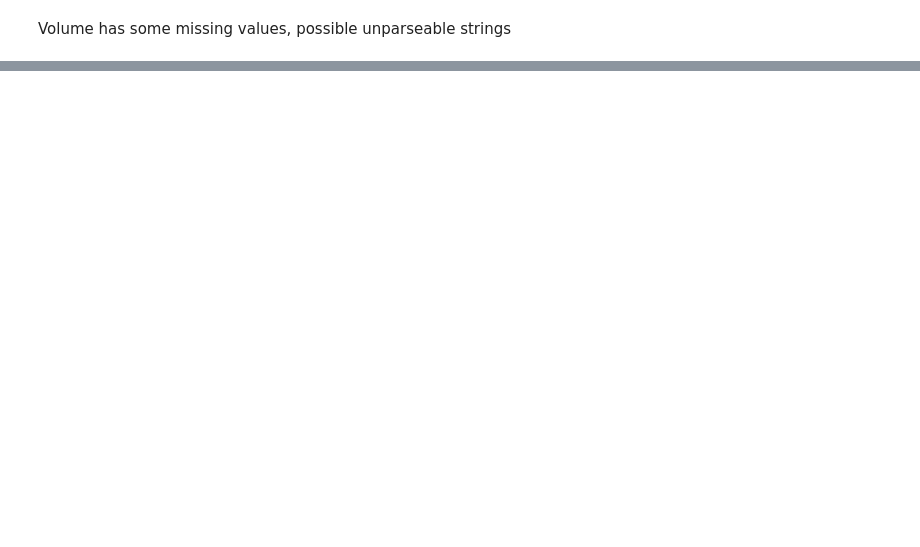
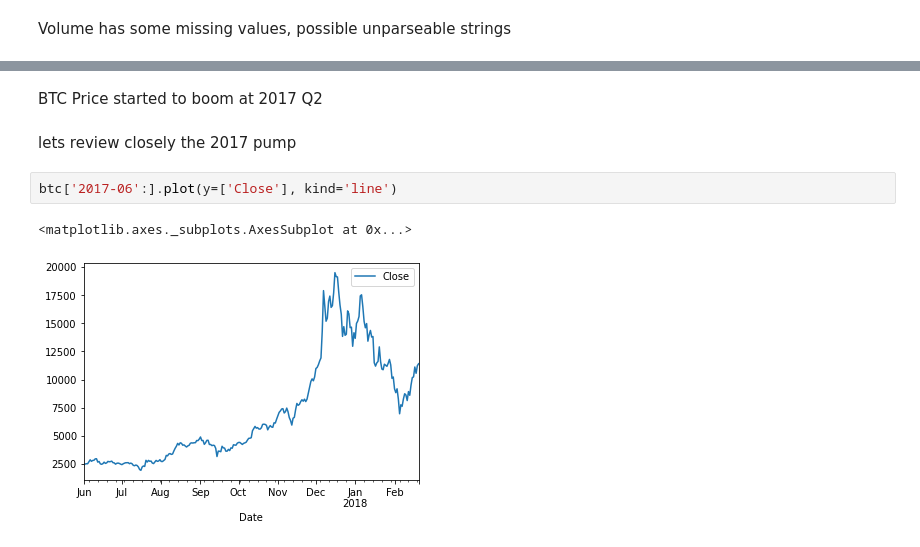
Before and after one commit to ElPapi42/data-fresh, a Jupyter notebook: notebook.ipynb, the cells around one changed output, grey strips where cells are left out. Saved outputs shown, nothing was run; the diff lists cells and outputs as text; blank space fills up the shorter version.

```diff
--- a/notebook.ipynb
+++ b/notebook.ipynb
@@ -66,0 +98,9 @@ Volume has some missing values, possible unparseable strings
+# %% [markdown]
+BTC Price started to boom at 2017 Q2
+# %% [markdown]
+lets review closely the 2017 pump
+# %%
+btc['2017-06':].plot(y=['Close'], kind='line')
+# %% [output]
+<matplotlib.axes._subplots.AxesSubplot at 0x...>
+[figure, added]
```
Also changed, not shown: parts of 13 cells of this notebook.
